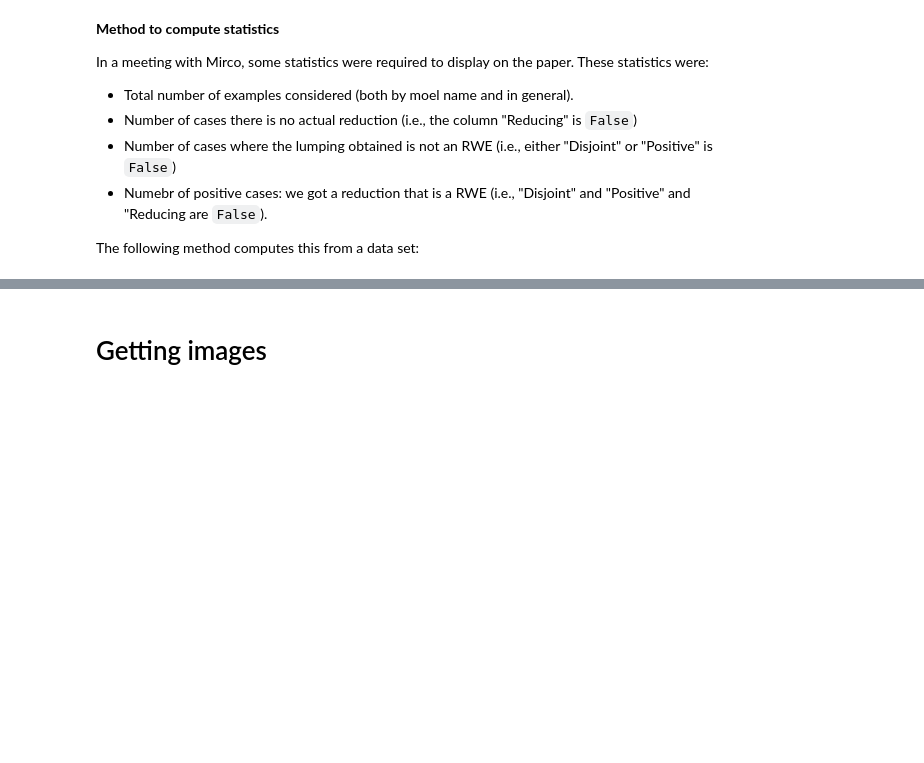
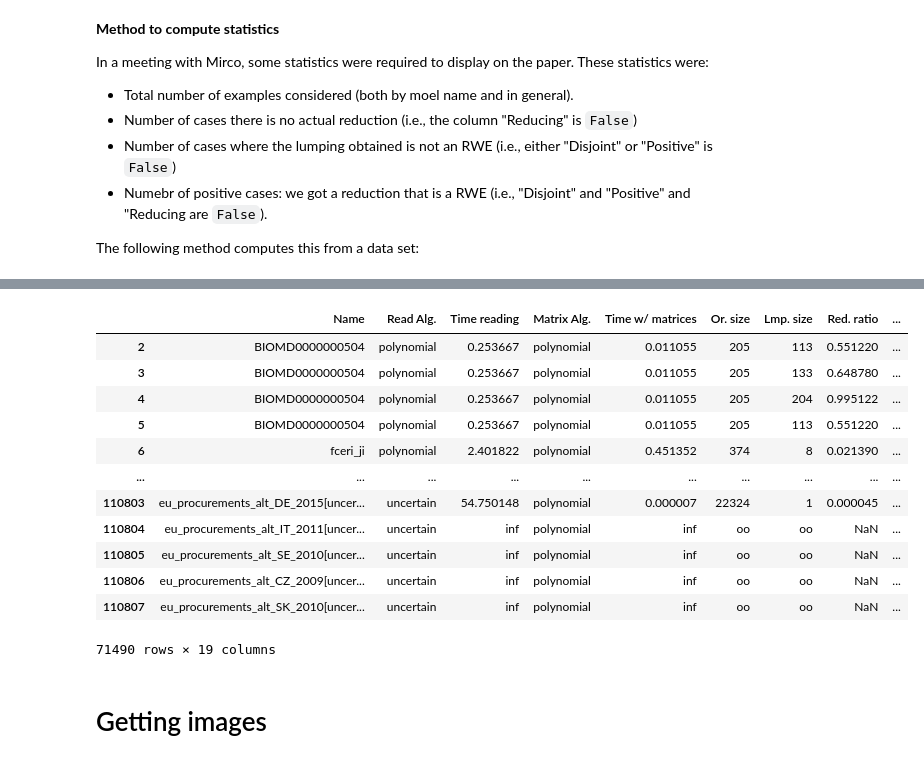
Before and after one commit to alexaleg/CLUE, a Jupyter notebook: notebooks/reductionsPlotter.ipynb, the cells around one changed output, grey strips where cells are left out. Cells and saved outputs as stored; diff of their text form; code cells hidden in the pictures; blank space fills up the shorter version.

```diff
--- a/notebooks/reductionsPlotter.ipynb
+++ b/notebooks/reductionsPlotter.ipynb
@@ -196,3 +205,19 @@ get_statistics(results)
+# %%
+results[(results.Positive != "No") & (results.Disjoint != "No")]
+# %% [output]
+|  | Name | Read Alg. | Time reading | Matrix Alg. | Time w/ matrices | Or. size | Lmp. size | Red. ratio | ... |
+| 2 | BIOMD0000000504 | polynomial | 0.253667 | polynomial | 0.011055 | 205 | 113 | 0.551220 | ... |
+| 3 | BIOMD0000000504 | polynomial | 0.253667 | polynomial | 0.011055 | 205 | 133 | 0.648780 | ... |
+| 4 | BIOMD0000000504 | polynomial | 0.253667 | polynomial | 0.011055 | 205 | 204 | 0.995122 | ... |
+| 5 | BIOMD0000000504 | polynomial | 0.253667 | polynomial | 0.011055 | 205 | 113 | 0.551220 | ... |
+| 6 | fceri_ji | polynomial | 2.401822 | polynomial | 0.451352 | 374 | 8 | 0.021390 | ... |
+| ... | ... | ... | ... | ... | ... | ... | ... | ... | ... |
+| 110803 | eu_procurements_alt_DE_2015[uncer... | uncertain | 54.750148 | polynomial | 0.000007 | 22324 | 1 | 0.000045 | ... |
+| 110804 | eu_procurements_alt_IT_2011[uncer... | uncertain | inf | polynomial | inf | oo | oo | NaN | ... |
+| 110805 | eu_procurements_alt_SE_2010[uncer... | uncertain | inf | polynomial | inf | oo | oo | NaN | ... |
+| 110806 | eu_procurements_alt_CZ_2009[uncer... | uncertain | inf | polynomial | inf | oo | oo | NaN | ... |
+| 110807 | eu_procurements_alt_SK_2010[uncer... | uncertain | inf | polynomial | inf | oo | oo | NaN | ... |
+71490 rows × 19 columns
 # %% [markdown]
 # Getting images
 # %% [markdown]
```
Also changed, not shown: parts of 8 cells of this notebook, 7 other files.
